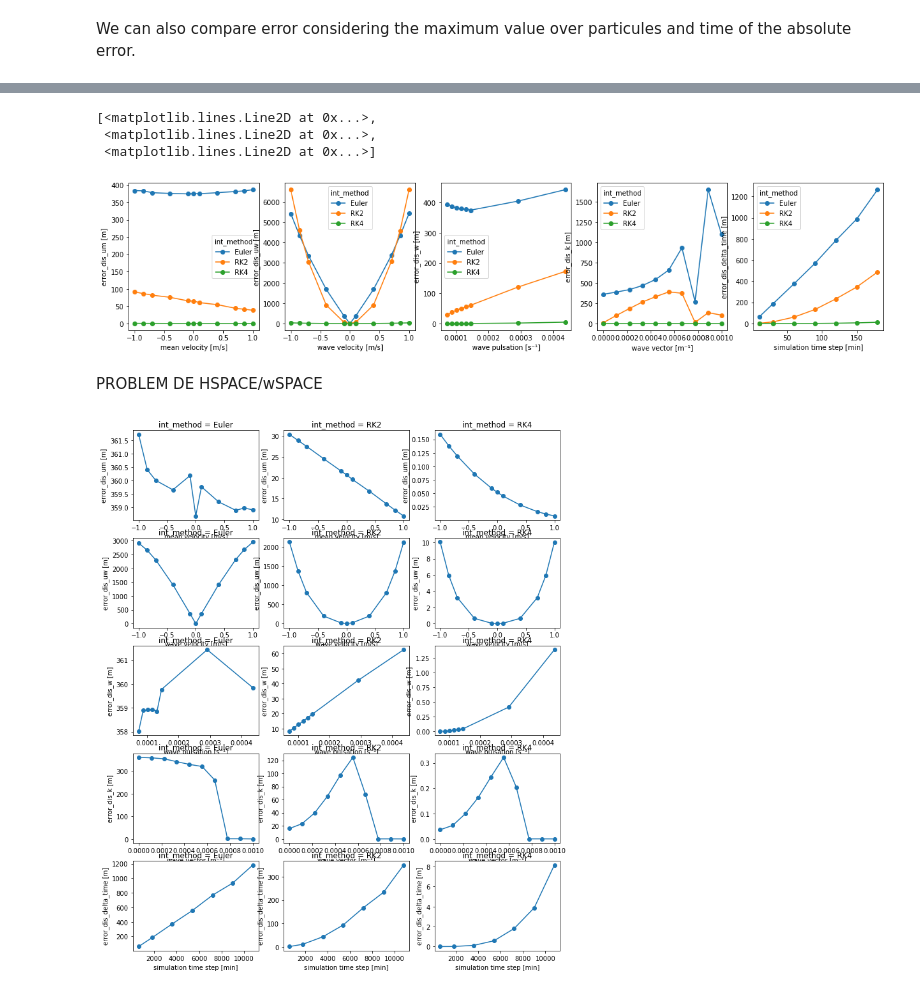
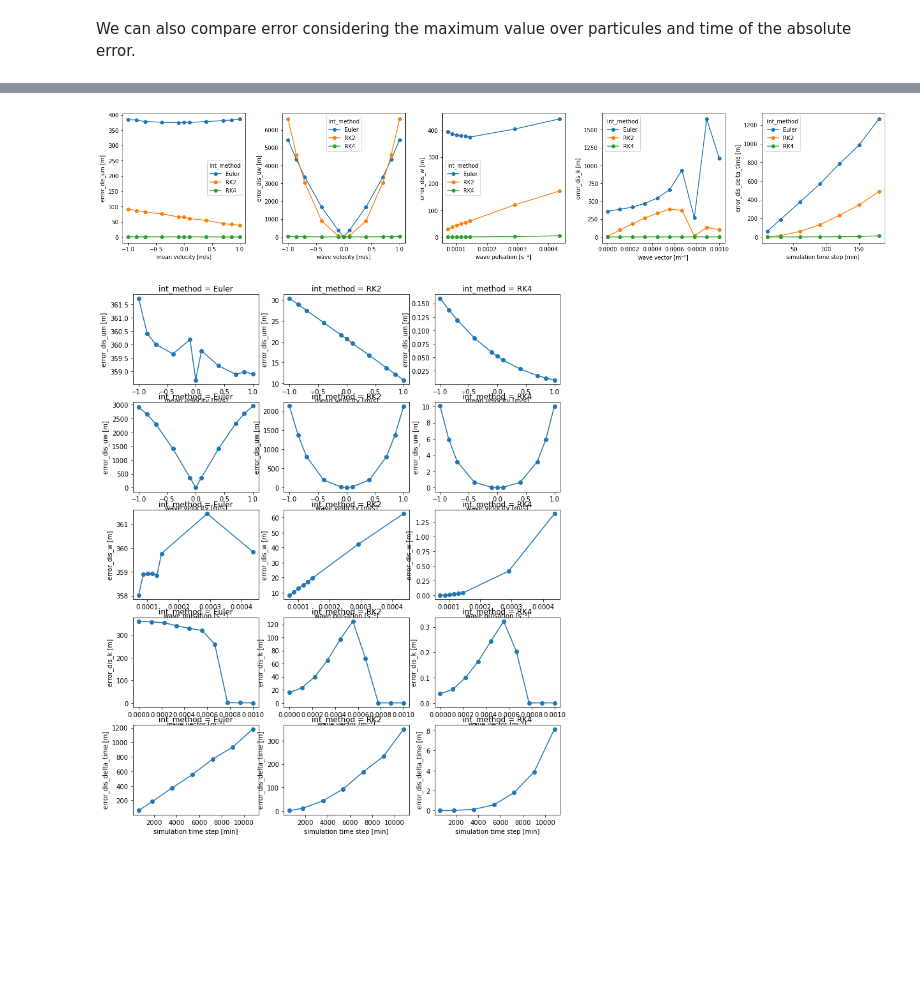
Before and after one commit to margot-demol/stage-m1, a Jupyter notebook: development/temporal_int_comparison.ipynb, the cells around one changed output, grey strips where cells are left out. Cells and saved outputs as stored; diff of their text form; code cells hidden in the pictures; blank space fills up the shorter version.

```diff
--- a/development/temporal_int_comparison.ipynb
+++ b/development/temporal_int_comparison.ipynb
@@ -238,17 +235,15 @@ Attributes:
 # %%
 fig, axes = plt.subplots(ncols=5, figsize=(20,4))
 ds2.error_dis_um.plot(hue='int_method',marker='o',ax=axes[0])
 ds2.error_dis_uw.plot(hue='int_method',marker='o',ax=axes[1])
 ds2.error_dis_w.plot(hue='int_method',marker='o',ax=axes[2])
 ds2.error_dis_k.plot(hue='int_method',marker='o',ax=axes[3])
 ds2.error_dis_delta_time.plot( x='delta_t_min',hue='int_method',marker='o',ax=axes[4])
+plt.tight_layout()
+
+plt.draw()
 # %% [output]
-[<matplotlib.lines.Line2D at 0x...>,
- <matplotlib.lines.Line2D at 0x...>,
- <matplotlib.lines.Line2D at 0x...>]
-[figure, old version]
+[figure, new version]
-# %% [markdown]
- PROBLEM DE HSPACE/wSPACE
 # %%
 fig, axes = plt.subplots(ncols=3,nrows=5,figsize=(12,15))
 method=['Euler','RK2', 'RK4']
```
Also changed, not shown: parts of 13 cells of this notebook, 2 other files.
